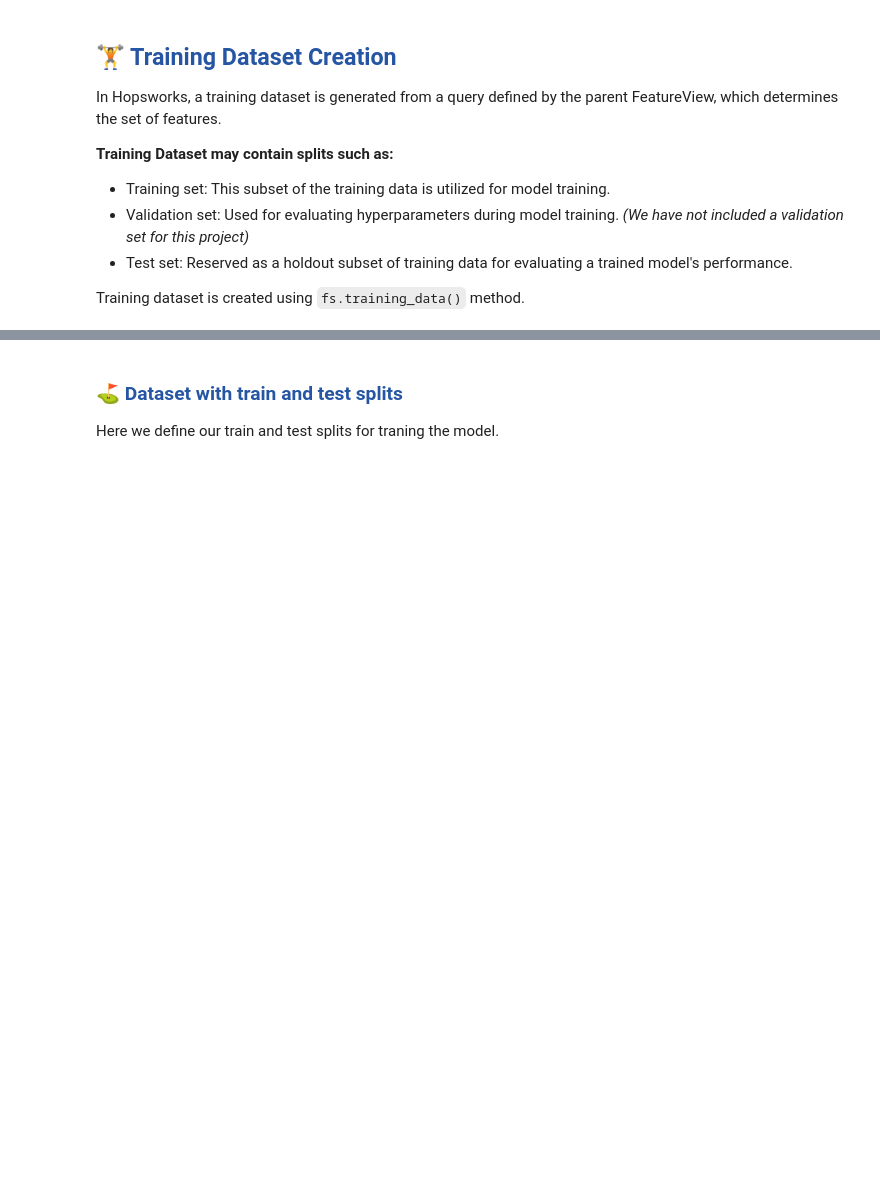
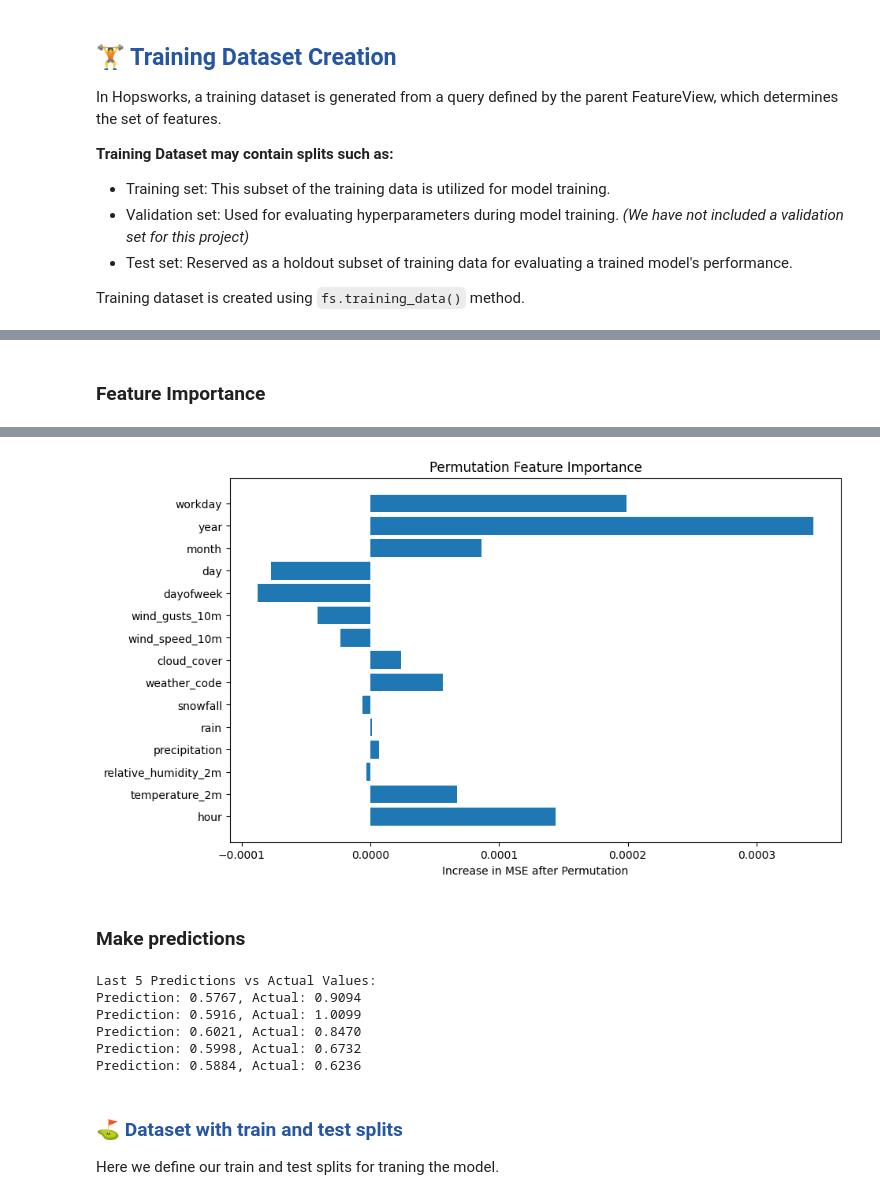
Before and after one commit to Benj3037/bds_m7_second-semester-project, a Jupyter notebook: pipeline/3_training_pipeline_lstm.ipynb, the cells around one changed output, grey strips where cells are left out. Cells and saved outputs as stored; diff of their text form; code cells hidden in the pictures; blank space fills up the shorter version.

Commit message:
lstm changes

```diff
--- a/pipeline/3_training_pipeline_lstm.ipynb
+++ b/pipeline/3_training_pipeline_lstm.ipynb
@@ -346,0 +417,10 @@ plt.show()
+# %%
+from keras.models import Sequential
+from keras.layers import LSTM, Dense
+
+model = Sequential()
+model.add(LSTM(50, return_sequences=True, input_shape=(time_steps, X_train.shape[2])))
+model.add(LSTM(50, return_sequences=False))
+model.add(Dense(1))
+
+model.compile(optimizer='adam', loss='mse')
@@ -346,0 +500,31 @@ plt.show()
+# %% [markdown]
+### Feature Importance
+# %%
+import numpy as np
+from sklearn.metrics import mean_squared_error
+import matplotlib.pyplot as plt
+
+# Function to calculate permutation feature importance
+def permutation_feature_importance(model, X_val, y_val, feature_names):
+    baseline_mse = mean_squared_error(y_val, model.predict(X_val))
+    importances = []
+
+    for col in range(X_val.shape[2]):
+        X_val_permuted = np.copy(X_val)
+        np.random.shuffle(X_val_permuted[:, :, col])
+        permuted_mse = mean_squared_error(y_val, model.predict(X_val_permuted))
+        importances.append(permuted_mse - baseline_mse)
+
+    return np.array(importances), feature_names
+
+# Calculate feature importance
+importances, feature_names = permutation_feature_importance(model, X_test, y_test, features.columns)
+
+# Plot feature importance
+plt.figure(figsize=(10, 6))
+plt.barh(range(len(importances)), importances, align='center')
+plt.yticks(range(len(importances)), feature_names)
+plt.xlabel('Increase in MSE after Permutation')
+plt.title('Permutation Feature Importance')
+plt.show()
+# %% [output]
@@ -347,3 +547,22 @@ plt.show()
+[figure, added]
+# %% [markdown]
+### Make predictions
+# %%
+# Extract the last 5 predictions and their corresponding actual values
+last_5_predictions = y_pred_inverse[-5:]
+last_5_actuals = y_test_inverse[-5:]
+
+# Print the last 5 predictions and their actual values
+print("Last 5 Predictions vs Actual Values:")
+for i in range(5):
+    print(f"Prediction: {last_5_predictions[i][0]:.4f}, Actual: {last_5_actuals[i][0]:.4f}")
+# %% [output]
+Last 5 Predictions vs Actual Values:
+Prediction: 0.5767, Actual: 0.9094
+Prediction: 0.5916, Actual: 1.0099
+Prediction: 0.6021, Actual: 0.8470
+Prediction: 0.5998, Actual: 0.6732
+Prediction: 0.5884, Actual: 0.6236
 # %% [markdown]
 ### <span style="color:#2656a3;"> ⛳️ Dataset with train and test splits</span>
 
```
Also changed, not shown: parts of 43 cells of this notebook.
